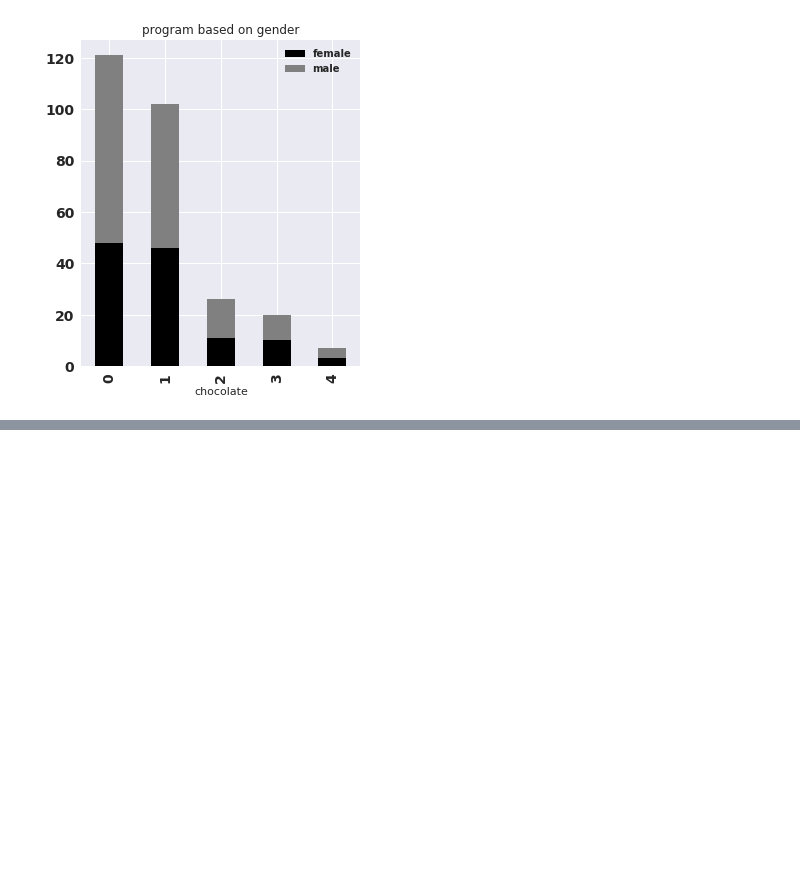
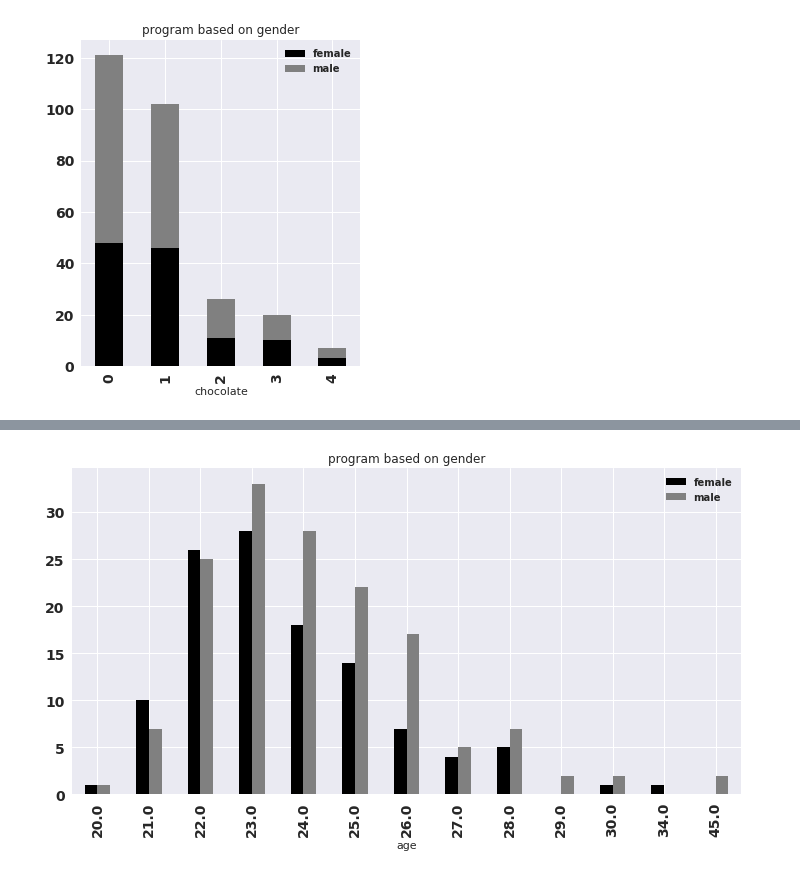
Before and after one commit to NatasjaWezel/DataMiningTechniques, a Jupyter notebook: assignment1_task1.ipynb, the cells around one changed output, grey strips where cells are left out. Drawn from its saved outputs; the diff is of its cells as text; code cells hidden in the pictures; blank space fills up the shorter version.

```diff
--- a/assignment1_task1.ipynb
+++ b/assignment1_task1.ipynb
@@ -472,0 +470,9 @@ plot = df_new.groupby('stress').agg('sum')[['female', 'male']].plot(kind='bar',
+# %%
+plot = df_new.groupby('age').agg('sum')[['female', 'male']].plot(kind='bar',
+                                                                    fontsize=14,
+                                                                    figsize=(12, 6),
+                                                                    stacked=False,
+                                                                    color=['black', 'grey'],
+                                                                    title="program based on gender");
+# %% [output]
+[figure, added]
```
Also changed, not shown: parts of 4 cells of this notebook, 1 other file.
